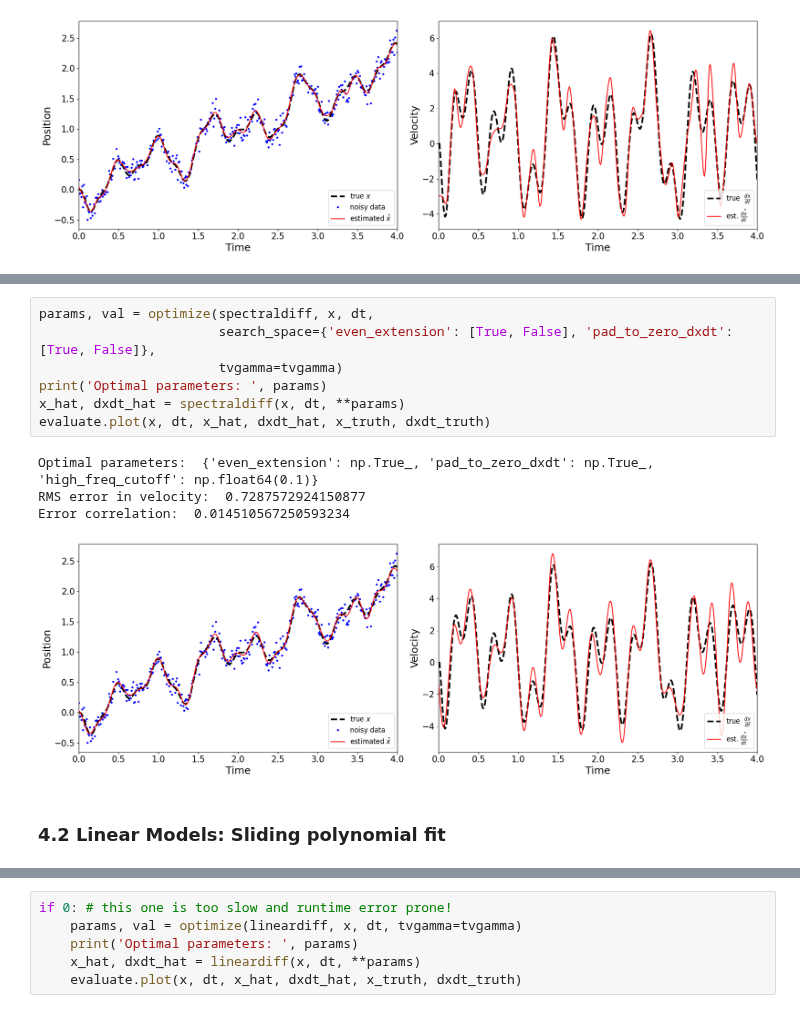
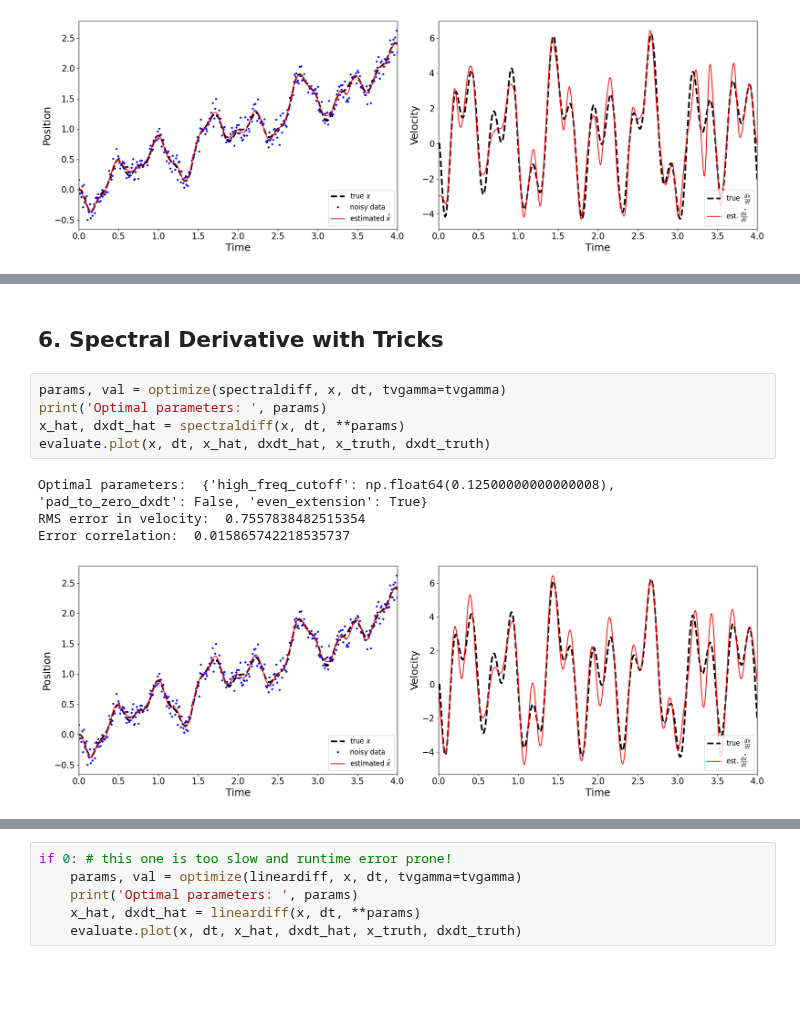
Before and after one commit to florisvb/PyNumDiff, a Jupyter notebook: examples/2b_optimizing_parameters_with_dxdt_unknown.ipynb, the cells around one changed output, grey strips where cells are left out. Saved outputs shown, nothing was run; the diff lists cells and outputs as text; blank space fills up the shorter version.

```diff
--- a/examples/2b_optimizing_parameters_with_dxdt_unknown.ipynb
+++ b/examples/2b_optimizing_parameters_with_dxdt_unknown.ipynb
@@ -277,14 +250,12 @@ Error correlation:  0.008472140165800442
+# %% [markdown]
+## 6. Spectral Derivative with Tricks
 # %%
-params, val = optimize(spectraldiff, x, dt,
-                       search_space={'even_extension': [True, False], 'pad_to_zero_dxdt': [True, False]},
-                       tvgamma=tvgamma)
+params, val = optimize(spectraldiff, x, dt, tvgamma=tvgamma)
 print('Optimal parameters: ', params)
 x_hat, dxdt_hat = spectraldiff(x, dt, **params)
 evaluate.plot(x, dt, x_hat, dxdt_hat, x_truth, dxdt_truth)
 # %% [output]
-Optimal parameters:  {'even_extension': np.True_, 'pad_to_zero_dxdt': np.True_, 'high_freq_cutoff': np.float64(0.1)}
-RMS error in velocity:  0.7287572924150877
-Error correlation:  0.014510567250593234
+Optimal parameters:  {'high_freq_cutoff': np.float64(0.12500000000000008), 'pad_to_zero_dxdt': False, 'even_extension': True}
+RMS error in velocity:  0.7557838482515354
+Error correlation:  0.015865742218535737
-[figure, old version]
+[figure, new version]
-# %% [markdown]
-### 4.2 Linear Models: Sliding polynomial fit
```
Also changed, not shown: parts of 51 cells of this notebook, 9 other files.
